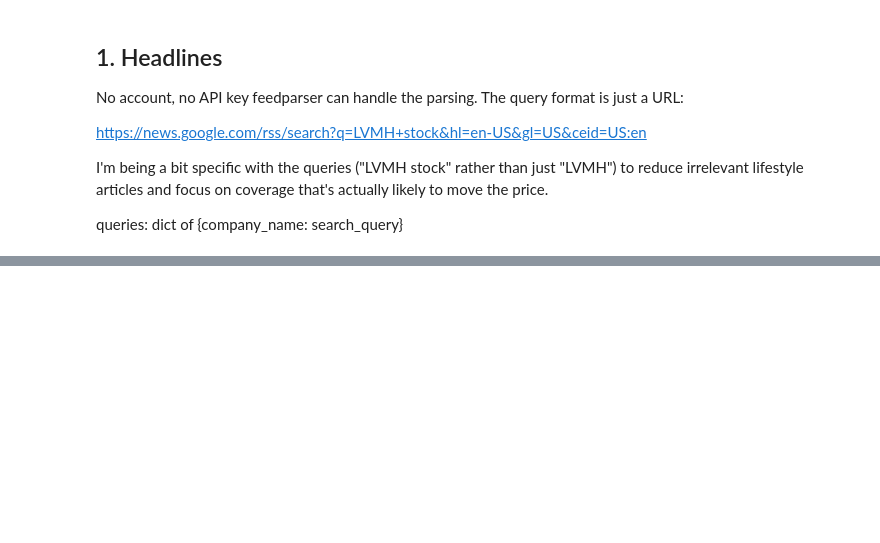
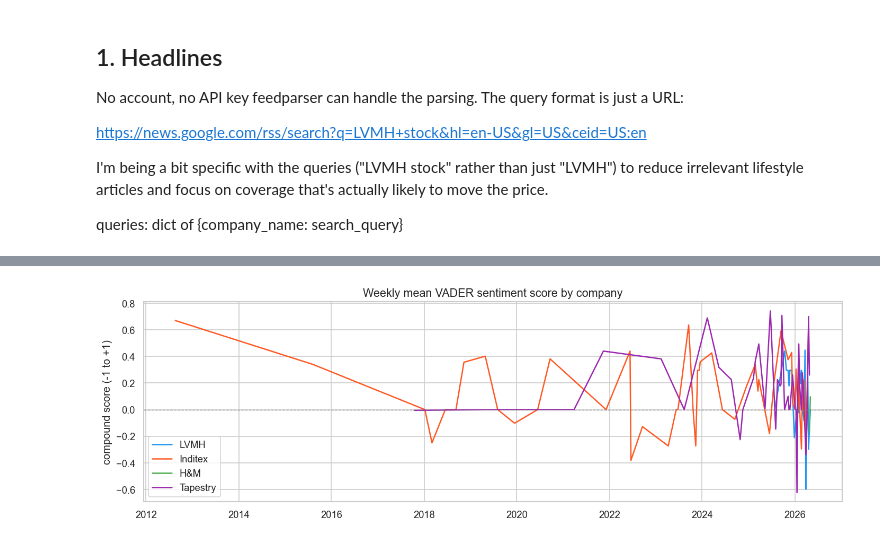
Before and after one commit to radostinaaa/fashion-trends, a Jupyter notebook: 5_sentiment_signal.ipynb, the cells around one changed output, grey strips where cells are left out. Drawn from its saved outputs; the diff is of its cells as text; code cells hidden in the pictures; blank space fills up the shorter version.

Commit message:
vader scoring, lead-lag, rolling correlation analysis

```diff
--- a/5_sentiment_signal.ipynb
+++ b/5_sentiment_signal.ipynb
@@ -119,0 +159,21 @@ Total headlines: 385
+# %%
+def weekly_sentiment(scored_df, companies):
+    frames = {}
+    for company in companies:
+        sub = scored_df[scored_df['company'] == company].copy()
+        if sub.empty:
+            frames[company] = pd.Series(dtype=float, name=company)
+            continue
+        sub = sub.set_index('published').sort_index()
+        frames[company] = sub['compound'].resample('W').mean()
+
+    return pd.DataFrame(frames)
+
+
+sent_weekly = weekly_sentiment(scored, list(NEWS_QUERIES.keys()))
+
+print(f'{sent_weekly.shape}')
+
+if not sent_weekly.empty:
+    print(f'Date range: [{sent_weekly.index[0].date()} - {sent_weekly.index[-1].date()}]')
+sent_weekly.tail(8)
@@ -119,0 +193,20 @@ Total headlines: 385
+# %%
+if not sent_weekly.empty and sent_weekly.notna().any().any():
+    fig, ax = plt.subplots(figsize=(12, 4))
+    colors = ['#2196F3', '#FF5722', '#4CAF50', '#9C27B0']
+    for col, color in zip(sent_weekly.columns, colors):
+        s = sent_weekly[col].dropna()
+        if s.empty:
+            continue
+        ax.plot(s.index, s, label=col, linewidth=1.5, color=color)
+
+    ax.axhline(0, color='grey', linewidth=0.8, linestyle='--')
+    ax.set_title('Weekly mean VADER sentiment score by company', fontsize=13)
+    ax.set_ylabel('compound score (-1 to +1)')
+    ax.legend()
+    plt.tight_layout()
+    plt.show()
+else:
+    print('no data')
+# %% [output]
+[figure, added]
```
Also changed, not shown: parts of 11 cells of this notebook.
